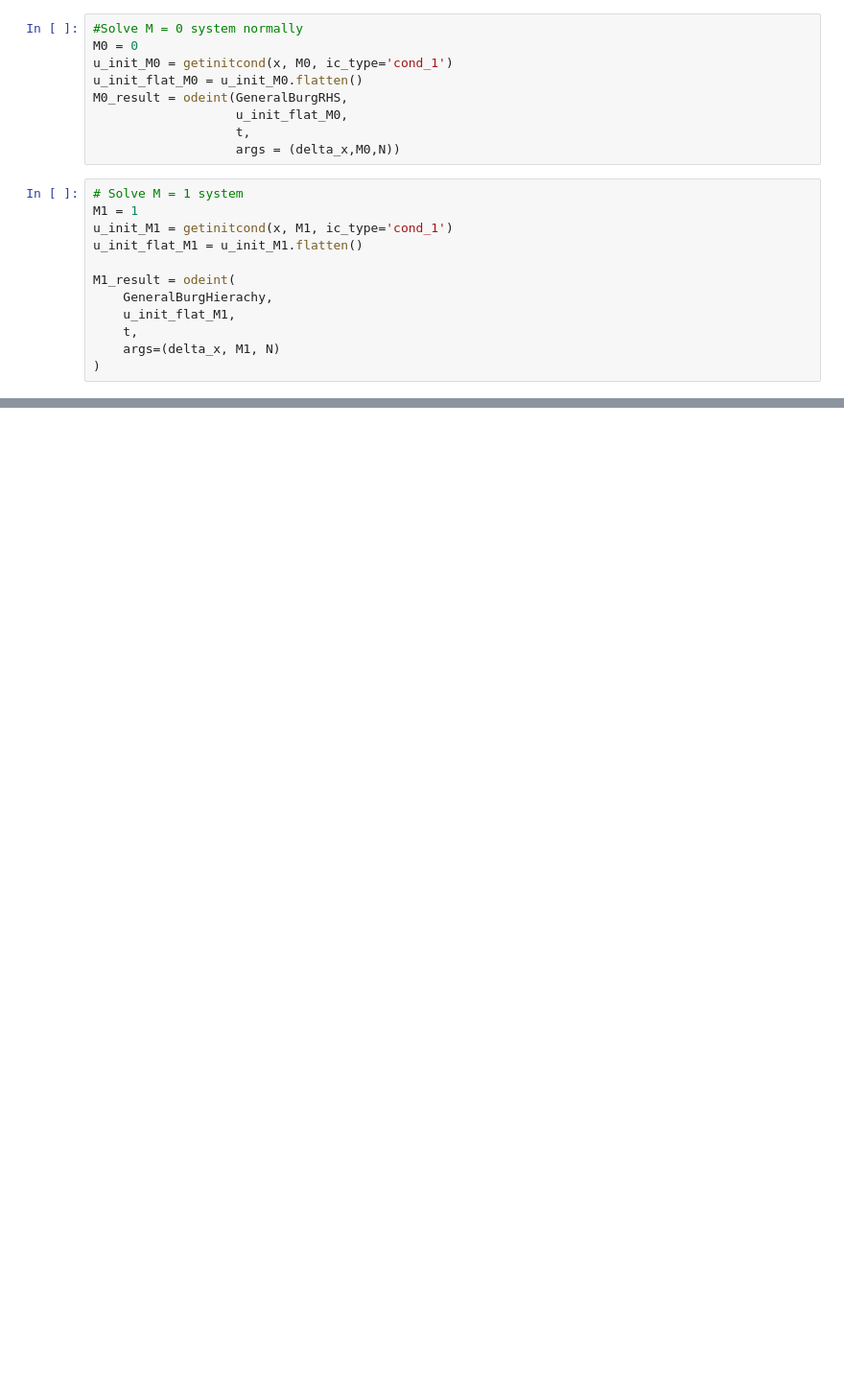
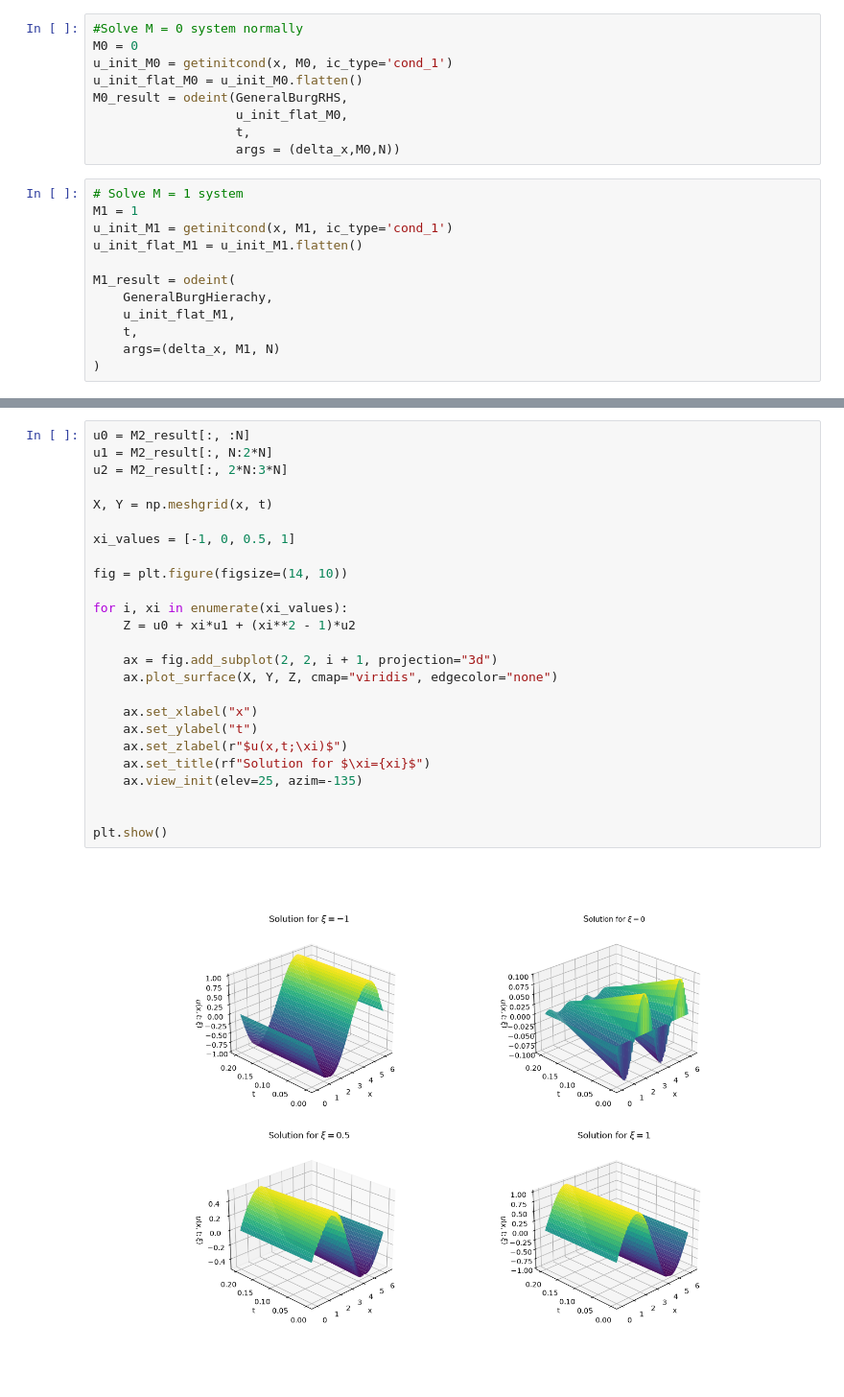
Before and after one commit to giangch0/stochastic_pde, a Jupyter notebook: main.ipynb, the cells around one changed output, grey strips where cells are left out. Shown at 96% size. Saved outputs shown, nothing was run; the diff lists cells and outputs as text; blank space fills up the shorter version.

```diff
--- a/main.ipynb
+++ b/main.ipynb
@@ -133,0 +140,27 @@ plt.show()
+# %%
+u0 = M2_result[:, :N]
+u1 = M2_result[:, N:2*N]
+u2 = M2_result[:, 2*N:3*N]
+
+X, Y = np.meshgrid(x, t)
+
+xi_values = [-1, 0, 0.5, 1]
+
+fig = plt.figure(figsize=(14, 10))
+
+for i, xi in enumerate(xi_values):
+    Z = u0 + xi*u1 + (xi**2 - 1)*u2
+
+    ax = fig.add_subplot(2, 2, i + 1, projection="3d")
+    ax.plot_surface(X, Y, Z, cmap="viridis", edgecolor="none")
+
+    ax.set_xlabel("x")
+    ax.set_ylabel("t")
+    ax.set_zlabel(r"$u(x,t;\xi)$")
+    ax.set_title(rf"Solution for $\xi={xi}$")
+    ax.view_init(elev=25, azim=-135)
+
+
+plt.show()
+# %% [output]
+[figure, added]
```
Also changed, not shown: parts of 4 cells of this notebook.
